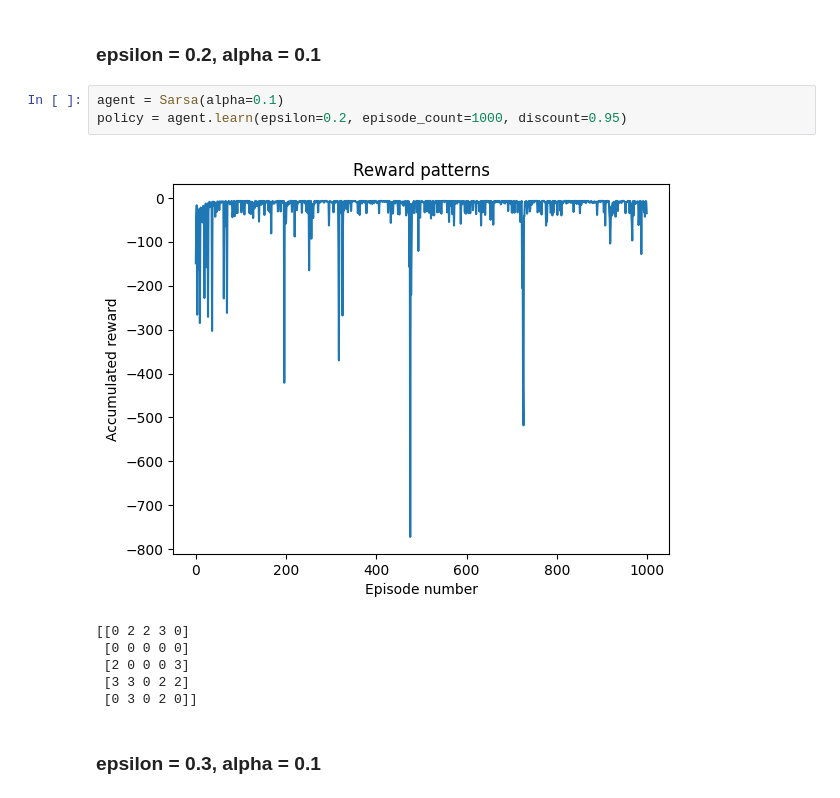
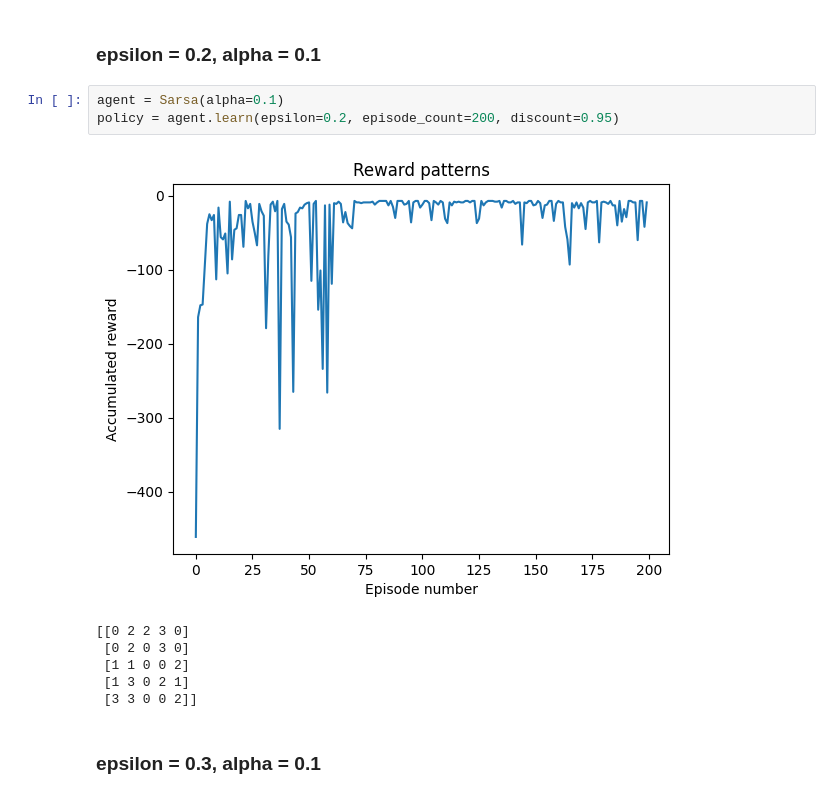
Before and after one commit to P-A-D/RL_Assignment_3, a Jupyter notebook: Runs1.ipynb, the cells around one changed output. Cells and saved outputs as stored; diff of their text form.

```diff
--- a/Runs1.ipynb
+++ b/Runs1.ipynb
@@ -20,14 +20,14 @@ policy = agent.learn(epsilon=0.1, episode_count=1000, discount=0.95)
 ### epsilon = 0.2,  alpha = 0.1
 # %%
 agent = Sarsa(alpha=0.1)
-policy = agent.learn(epsilon=0.2, episode_count=1000, discount=0.95)
+policy = agent.learn(epsilon=0.2, episode_count=200, discount=0.95)
 # %% [output]
-[figure, old version]
+[figure, new version]
 [[0 2 2 3 0]
- [0 0 0 0 0]
- [2 0 0 0 3]
- [3 3 0 2 2]
- [0 3 0 2 0]]
+ [0 2 0 3 0]
+ [1 1 0 0 2]
+ [1 3 0 2 1]
+ [3 3 0 0 2]]
 # %% [markdown]
 ### epsilon = 0.3,  alpha = 0.1
 # %%
```
Also changed, not shown: parts of 13 cells of this notebook, 1 other file.
